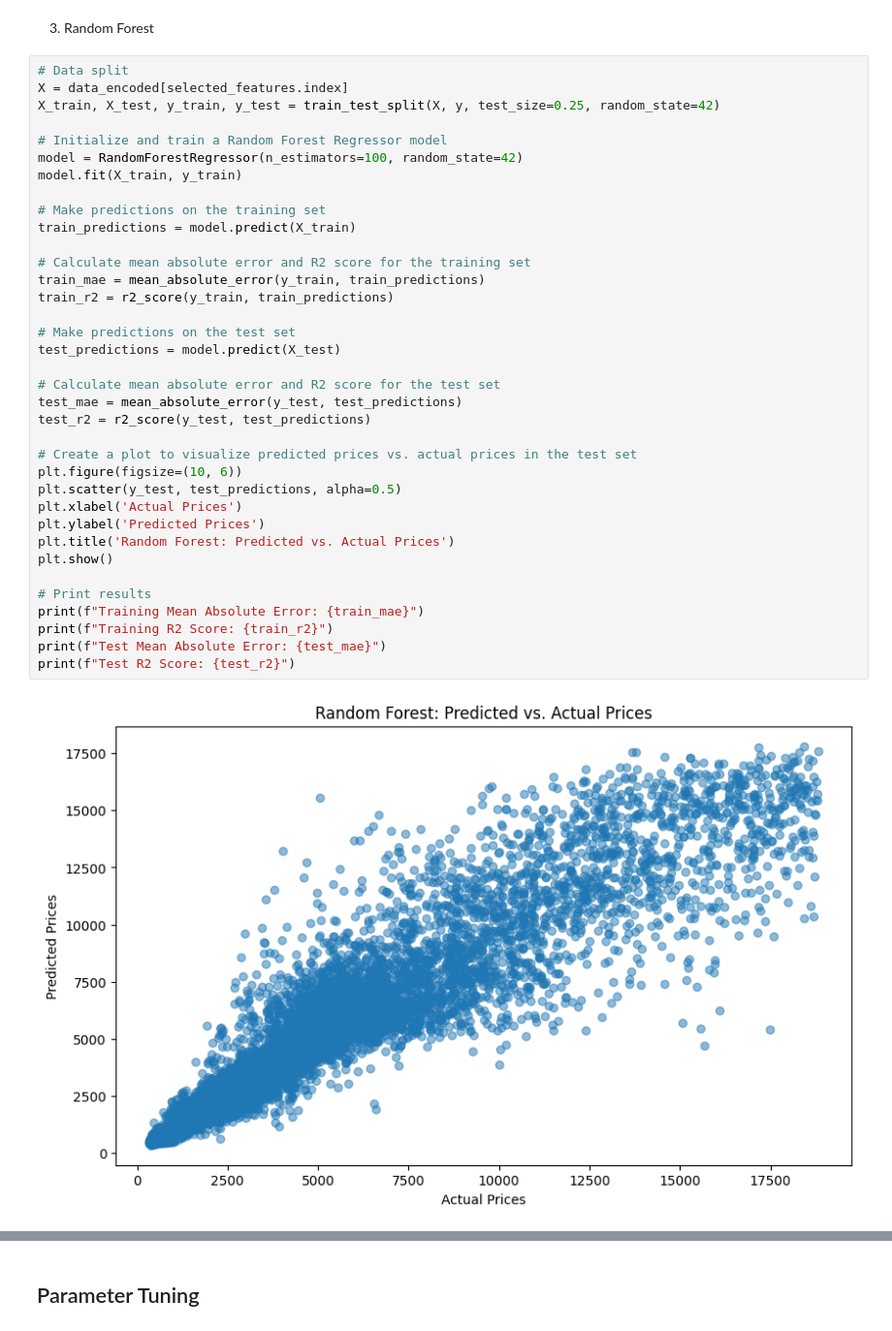
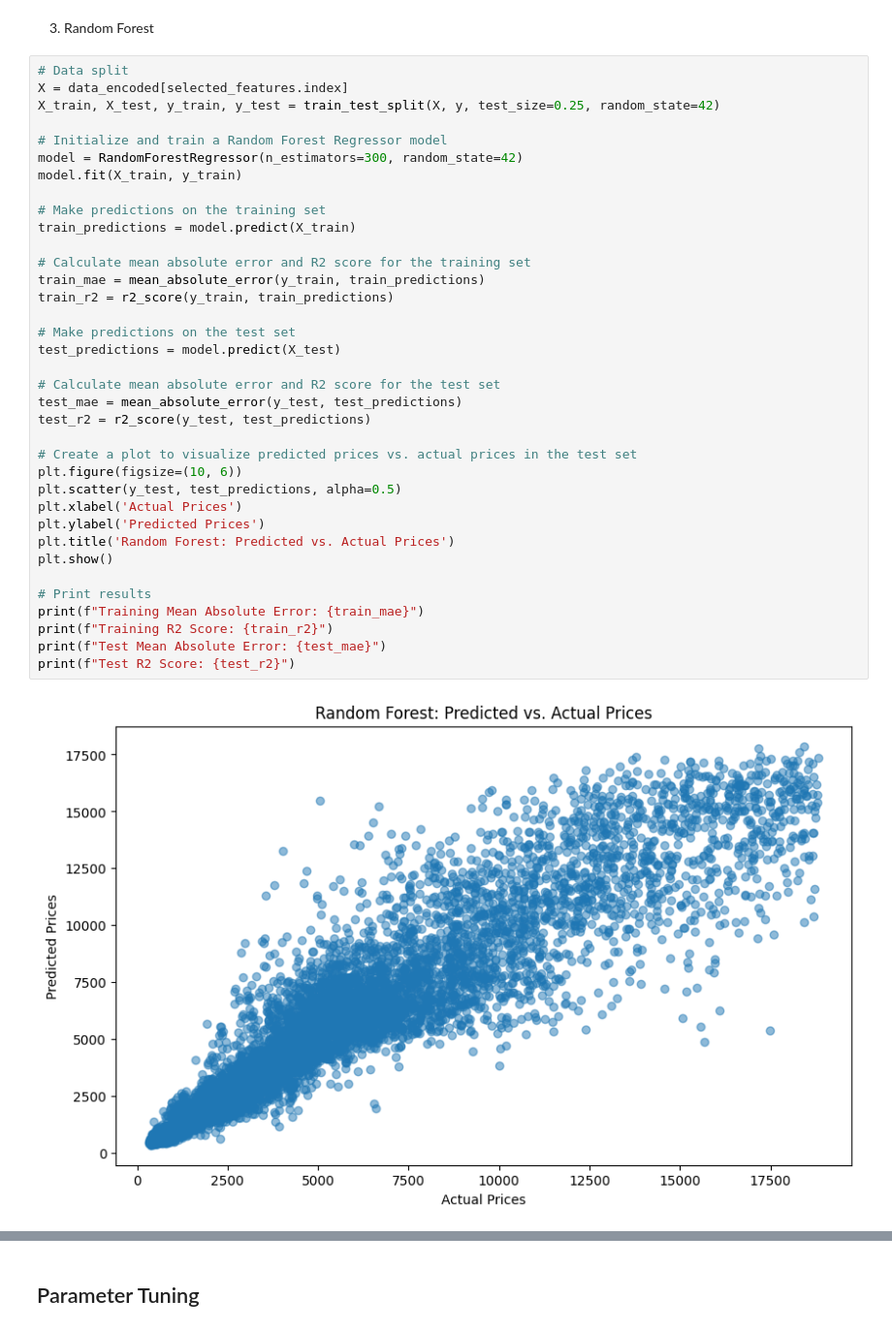
Before and after one commit to shakibfarzan/diamond-prices-predictions, a Jupyter notebook: FinalProject.ipynb, the cells around one changed output, grey strips where cells are left out. Shown at 97% size. Saved outputs shown, nothing was run; the diff lists cells and outputs as text.

```diff
--- a/FinalProject.ipynb
+++ b/FinalProject.ipynb
@@ -263,35 +265,35 @@ X = data_encoded[selected_features.index]
 X_train, X_test, y_train, y_test = train_test_split(X, y, test_size=0.25, random_state=42)
 
 # Initialize and train a Random Forest Regressor model
-model = RandomForestRegressor(n_estimators=100, random_state=42)
+model = RandomForestRegressor(n_estimators=300, random_state=42)
 model.fit(X_train, y_train)
 
 # Make predictions on the training set
 train_predictions = model.predict(X_train)
 
 # Calculate mean absolute error and R2 score for the training set
 train_mae = mean_absolute_error(y_train, train_predictions)
 train_r2 = r2_score(y_train, train_predictions)
 
 # Make predictions on the test set
 test_predictions = model.predict(X_test)
 
 # Calculate mean absolute error and R2 score for the test set
 test_mae = mean_absolute_error(y_test, test_predictions)
 test_r2 = r2_score(y_test, test_predictions)
 
 # Create a plot to visualize predicted prices vs. actual prices in the test set
 plt.figure(figsize=(10, 6))
 plt.scatter(y_test, test_predictions, alpha=0.5)
 plt.xlabel('Actual Prices')
 plt.ylabel('Predicted Prices')
 plt.title('Random Forest: Predicted vs. Actual Prices')
 plt.show()
 
 # Print results
 print(f"Training Mean Absolute Error: {train_mae}")
 print(f"Training R2 Score: {train_r2}")
 print(f"Test Mean Absolute Error: {test_mae}")
 print(f"Test R2 Score: {test_r2}")
 # %% [output]
-[figure, old version]
+[figure, new version]
```
Also changed, not shown: parts of 12 cells of this notebook.
